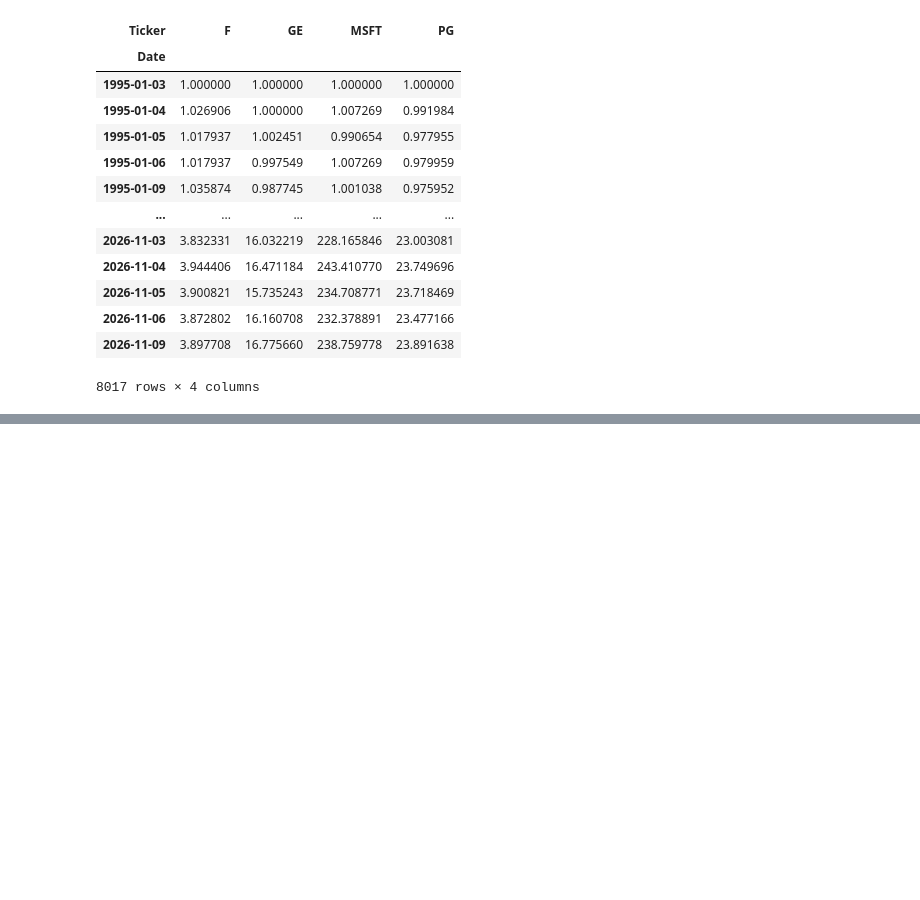
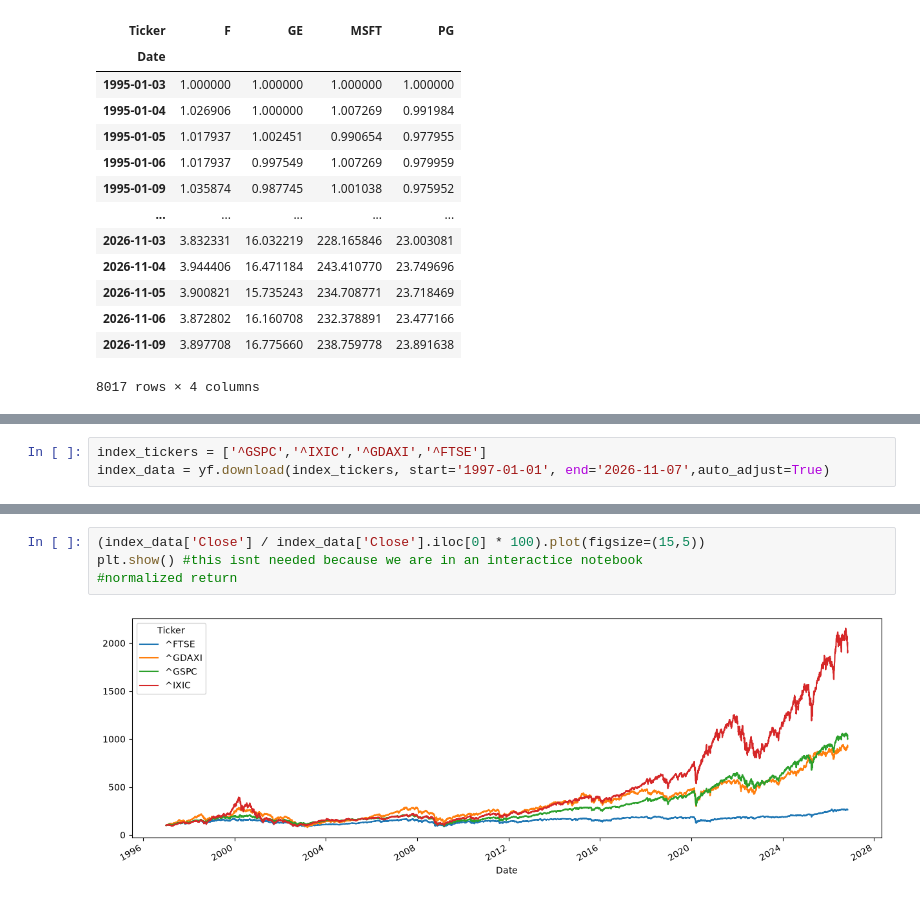
Before and after one commit to VinceLynch2002/portfolio-project, a Jupyter notebook: notebooks/practice/data.ipynb, the cells around one changed output, grey strips where cells are left out. Saved outputs shown, nothing was run; the diff lists cells and outputs as text; blank space fills up the shorter version.

Commit message:
worked on returns and risks

```diff
--- a/notebooks/practice/data.ipynb
+++ b/notebooks/practice/data.ipynb
@@ -392,0 +467,3 @@ plt.show()
+# %%
+index_tickers = ['^GSPC','^IXIC','^GDAXI','^FTSE']
+index_data = yf.download(index_tickers, start='1997-01-01', end='2026-11-07',auto_adjust=True)
@@ -392,0 +533,6 @@ plt.show()
+# %%
+(index_data['Close'] / index_data['Close'].iloc[0] * 100).plot(figsize=(15,5))
+plt.show() #this isnt needed because we are in an interactice notebook
+#normalized return
+# %% [output]
+[figure, added]
```
Also changed, not shown: parts of 50 cells of this notebook.
